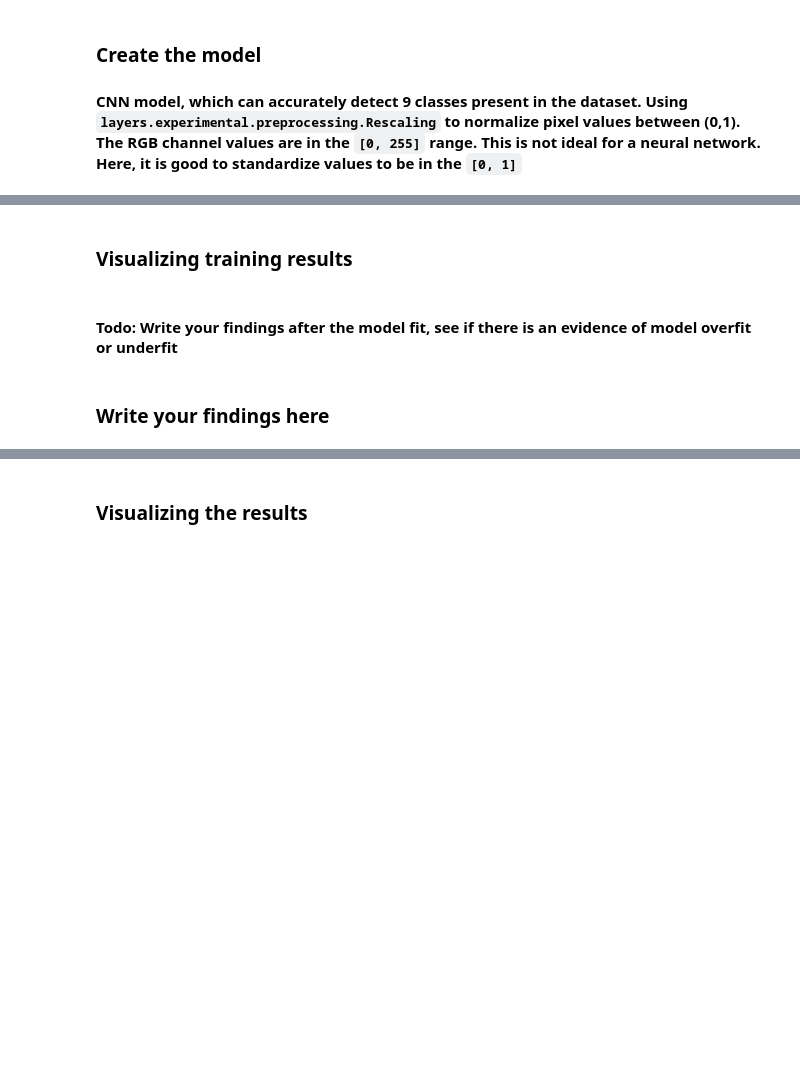
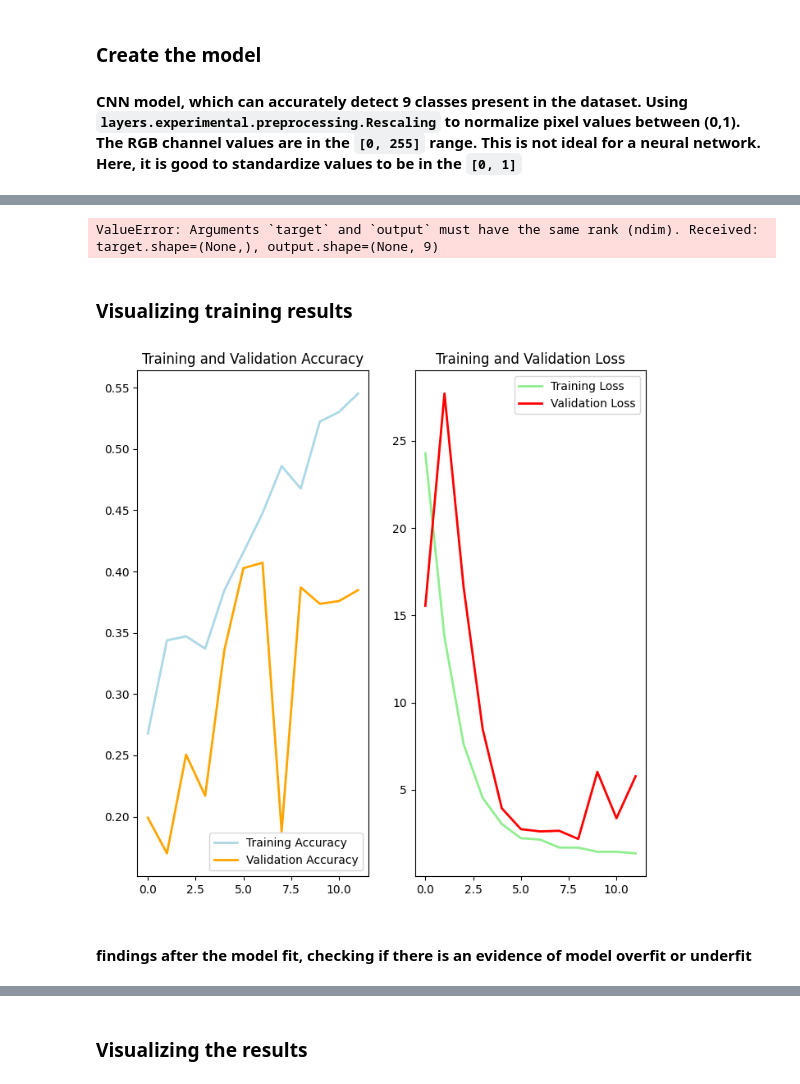
Before and after one commit to aravindvcyber/Melanoma-Detection-Assignment, a Jupyter notebook: Aravind_Vadamalaimuthu_nn.ipynb, the cells around one changed output, grey strips where cells are left out. Saved outputs shown, nothing was run; the diff lists cells and outputs as text; code cells hidden in the pictures; blank space fills up the shorter version.

```diff
--- a/Aravind_Vadamalaimuthu_nn.ipynb
+++ b/Aravind_Vadamalaimuthu_nn.ipynb
@@ -263,12 +311,14 @@ def calculate_metrics(model):
     print(f"🔹 **Training Loss:** {loss:.4f}")
     print(f"🔹 **Validation Loss:** {loss_v:.4f}")
 # %%
-calculate_metrics(model)
+calculate_metrics(model,train_ds, valid_ds=val_ds)
+# %% [output]
+ValueError: Arguments `target` and `output` must have the same rank (ndim). Received: target.shape=(None,), output.shape=(None, 9)
 # %% [markdown]
 ### Visualizing training results
-# %%
-plot_training_history(history, 20)
+# %%
+plot_training_history(history, len(history.history['accuracy']))
+# %% [output]
+[figure, added]
 # %% [markdown]
-#### Todo: Write your findings after the model fit, see if there is an evidence of model overfit or underfit
+#### findings after the model fit, checking if there is an evidence of model overfit or underfit
-# %% [markdown]
-### Write your findings here
```
Also changed, not shown: parts of 49 cells of this notebook.
